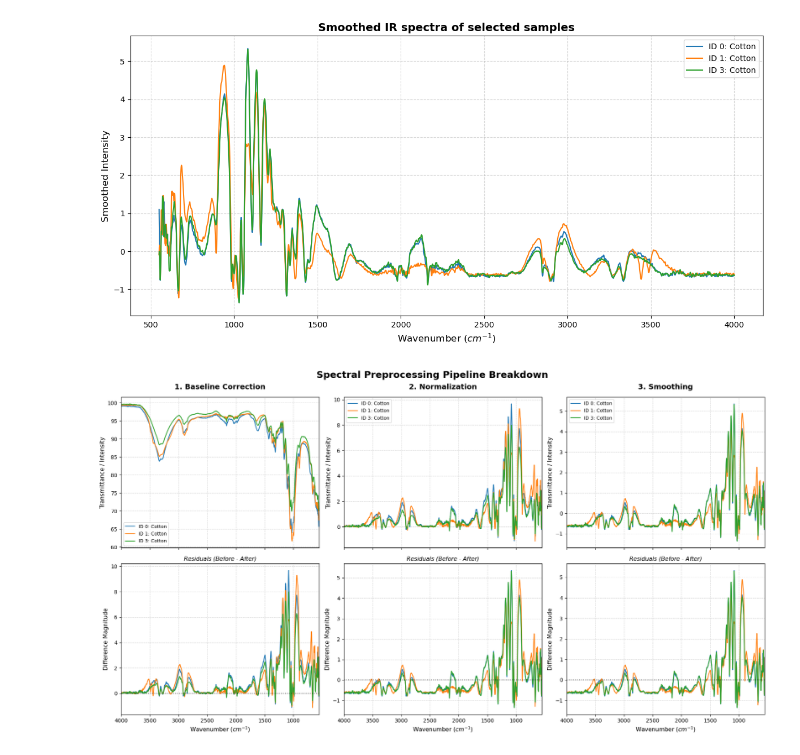
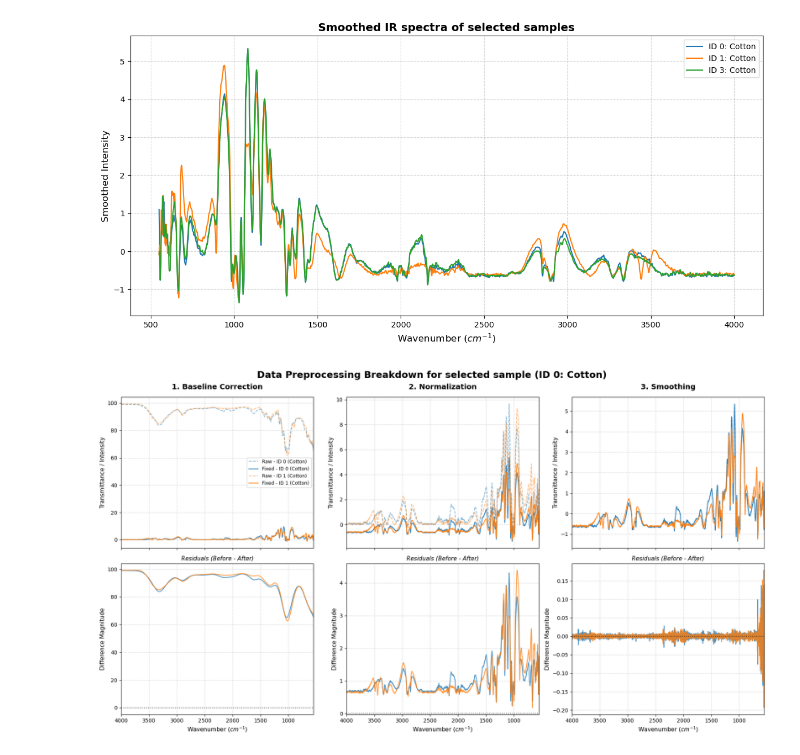
Before and after one commit to Eggorchikk/CBL_IR, a Jupyter notebook: CBL_ML/MD_CBL.ipynb, the cells around one changed output. Drawn from its saved outputs; the diff is of its cells as text; code cells hidden in the pictures.

Commit message:
Fixed comparison residual

```diff
--- a/CBL_ML/MD_CBL.ipynb
+++ b/CBL_ML/MD_CBL.ipynb
@@ -112,6 +112,7 @@ baseline_wavenumber_cols = spectrums.columns.drop(["Spectrum_ID", "Subtype"])
 baseline_wavenumbers = baseline_wavenumber_cols.astype(float)
 
 baseline_selected_spectra = spectrums.loc[selected_visual_ids, baseline_wavenumber_cols]
+baseline_compare_spectra = spectrums.loc[selected_comparison_ids, baseline_wavenumber_cols]
 
 plt.figure(figsize=(12, 6))
 plt.plot(baseline_wavenumbers, baseline_selected_spectra.T)
@@ -131,6 +132,7 @@ corrected_wavenumber_cols = values.columns
 corrected_wavenumbers = corrected_wavenumber_cols.astype(float)
 
 corrected_selected_spectra = values.loc[selected_visual_ids, baseline_wavenumber_cols]
+corrected_compare_spectra = values.loc[selected_comparison_ids, baseline_wavenumber_cols]
 
 plt.figure(figsize=(12, 6))
 plt.plot(corrected_wavenumbers, corrected_selected_spectra.T)
@@ -150,6 +152,7 @@ normalized_wavenumber_cols = normalized.columns
 normalized_wavenumbers = normalized_wavenumber_cols.astype(float)
 
 normalized_selected_spectra = normalized.loc[selected_visual_ids, baseline_wavenumber_cols]
+normalized_compare_spectra = normalized.loc[selected_comparison_ids, baseline_wavenumber_cols]
 
 plt.figure(figsize=(12, 6))
 plt.plot(normalized_wavenumbers, normalized_selected_spectra.T)
@@ -169,6 +172,7 @@ smoothed_wavenumber_cols = smoothed.columns
 smoothed_wavenumbers = smoothed_wavenumber_cols.astype(float)
 
 smoothed_selected_spectra = smoothed.loc[selected_visual_ids, baseline_wavenumber_cols]
+smoothed_compare_spectra = smoothed.loc[selected_comparison_ids, baseline_wavenumber_cols]
 
 plt.figure(figsize=(12, 6))
 plt.plot(smoothed_wavenumbers, smoothed_selected_spectra.T)
@@ -183,41 +187,53 @@ plt.tight_layout()
 [figure]
 # %%
 processing_steps = [
-    (baseline_selected_spectra, corrected_selected_spectra, "1. Baseline Correction"),
-    (corrected_selected_spectra, normalized_selected_spectra, "2. Normalization"),
-    (normalized_selected_spectra, smoothed_selected_spectra, "3. Smoothing")
+    (baseline_compare_spectra, corrected_compare_spectra, "1. Baseline Correction"),
+    (corrected_compare_spectra, normalized_compare_spectra, "2. Normalization"),
+    (normalized_compare_spectra, smoothed_compare_spectra, "3. Smoothing")
 ]
 
 fig, axes = plt.subplots(2, 3, figsize=(18, 10), sharex=True)
 
 colors = plt.rcParams['axes.prop_cycle'].by_key()['color']
 
 for col_idx, (before_df, after_df, step_title) in enumerate(processing_steps):
 
     ax_top = axes[0, col_idx]
     ax_bottom = axes[1, col_idx]
 
-    for idx, sid in enumerate(selected_visual_ids):
+    for i, sid in enumerate(selected_comparison_ids):
 
-        color = colors[idx % len(colors)]
+        color = colors[i % len(colors)]
+        label_suffix = f"ID {sid} ({spectrums.loc[sid, 'Subtype']})"
 
-        ax_top.plot(baseline_wavenumbers, before_df.loc[sid], label=f"ID {sid}: {spectrums.loc[sid, 'Subtype']}", color=color)
-        ax_bottom.plot(baseline_wavenumbers, after_df.loc[sid], label=f"ID {sid}: {spectrums.loc[sid, 'Subtype']}", color=color)
+        y_before = before_df.loc[sid].values
+        y_after = after_df.loc[sid].values
+        y_residual = y_before - y_after
+
+        if col_idx == 0:
+            ax_top.plot(baseline_wavenumbers, y_before, linestyle="--", color=color, alpha=0.5, label=f"Raw - {label_suffix}")
+            ax_top.plot(baseline_wavenumbers, y_after, linestyle="-", color=color, alpha=0.9, label=f"Fixed - {label_suffix}")
+        else:
+            ax_top.plot(baseline_wavenumbers, y_before, linestyle="--", color=color, alpha=0.5)
+            ax_top.plot(baseline_wavenumbers, y_after, linestyle="-", color=color, alpha=0.9)
+
+        ax_bottom.plot(baseline_wavenumbers, y_residual, color=color, alpha=0.8)
 
     ax_top.set_title(step_title, fontsize=14, fontweight='bold', pad=15)
     ax_top.set_ylabel("Transmittance / Intensity", fontsize=11)
     ax_top.grid(True, linestyle="--", alpha=0.5)
-    ax_top.legend(loc="best", fontsize=9)
+    if col_idx == 0:
+        ax_top.legend(loc="best", fontsize=9)
 
     ax_bottom.set_title("Residuals (Before - After)", fontsize=11, style='italic')
     ax_bottom.set_xlabel("Wavenumber ($cm^{-1}$)", fontsize=11)
     ax_bottom.set_ylabel("Difference Magnitude", fontsize=11)
     ax_bottom.grid(True, linestyle="--", alpha=0.5)
     ax_bottom.axhline(0, color='black', linestyle=':', alpha=0.6)
 
 plt.xlim(baseline_wavenumbers.max(), baseline_wavenumbers.min())
-fig.suptitle("Spectral Preprocessing Pipeline Breakdown", fontsize=18, fontweight='bold', y=0.98)
+fig.suptitle(f"Data Preprocessing Breakdown for selected sample (ID {selected_comparison_ids[0]}: {spectrums.loc[selected_comparison_ids[0], 'Subtype']})", fontsize=18, fontweight='bold', y=0.98)
 
 plt.tight_layout()
 # %% [output]
-[figure, old version]
+[figure, new version]
```
Also changed, not shown: parts of 1 cell of this notebook.
